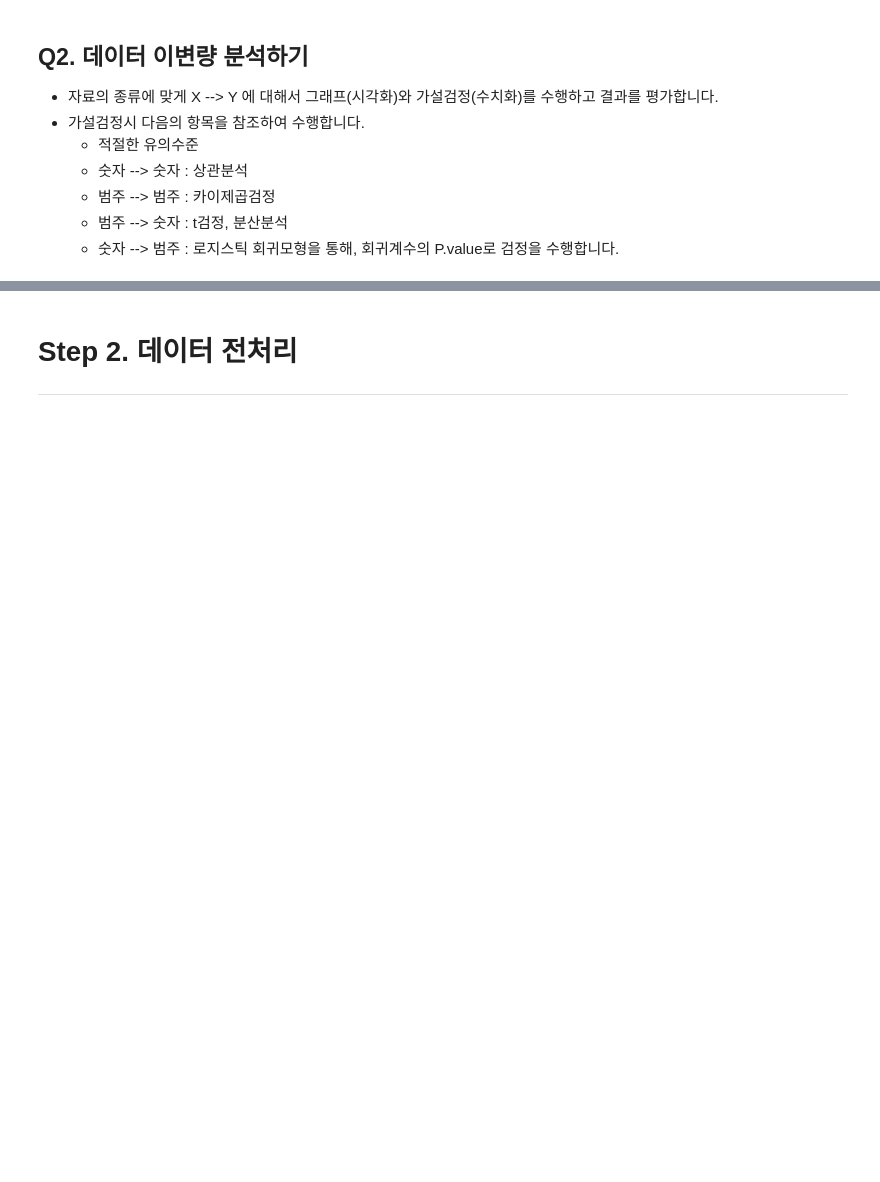
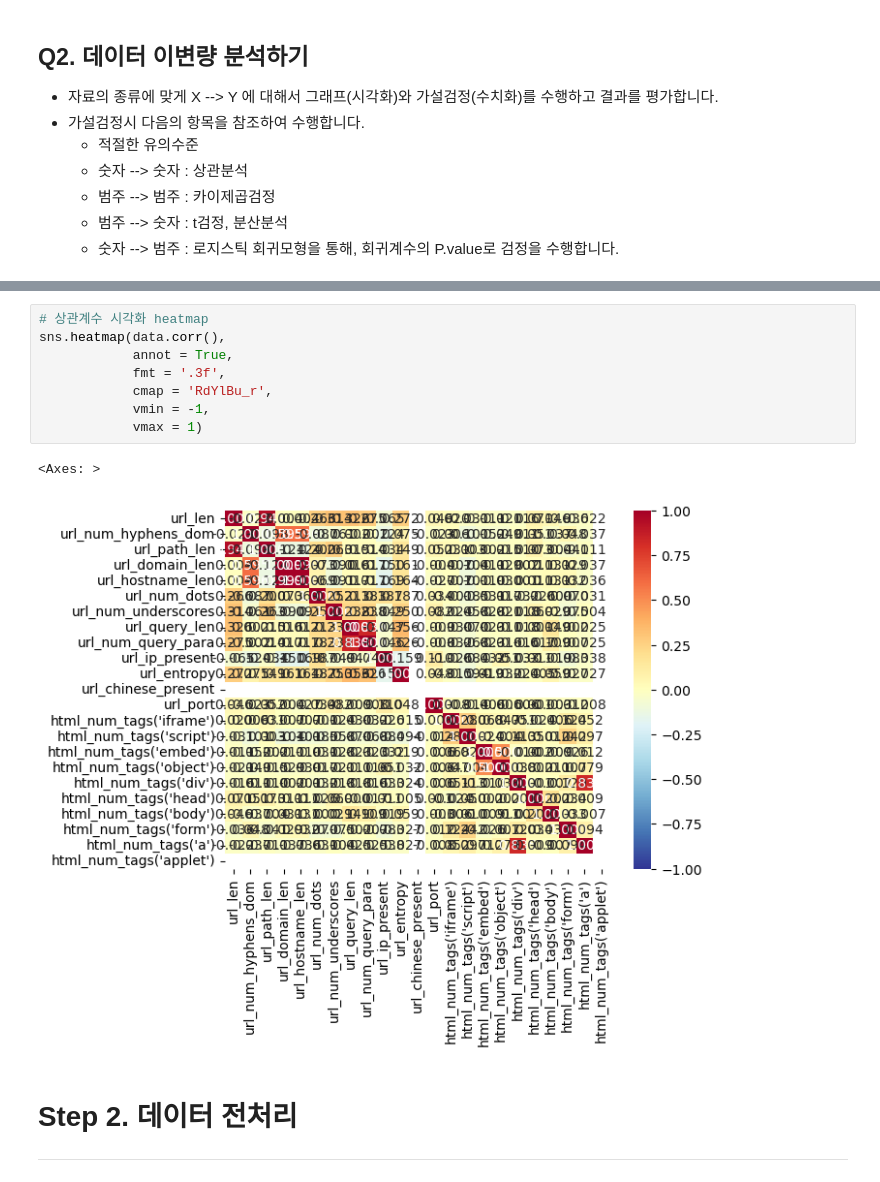
Before and after one commit to ssoong12/KT_aivle_school_AI_track, a Jupyter notebook: 09. MINI_PJ2/악성사이트/2. 데이터 전처리.ipynb, the cells around one changed output, grey strips where cells are left out. Cells and saved outputs as stored; diff of their text form; blank space fills up the shorter version.

```diff
--- a/09. MINI_PJ2/악성사이트/2. 데이터 전처리.ipynb
+++ b/09. MINI_PJ2/악성사이트/2. 데이터 전처리.ipynb
@@ -177,3 +274,14 @@ data.corr()
+# %%
+# 상관계수 시각화 heatmap
+sns.heatmap(data.corr(),
+            annot = True,
+            fmt = '.3f',
+            cmap = 'RdYlBu_r',
+            vmin = -1,
+            vmax = 1)
+# %% [output]
+<Axes: >
+[figure, added]
 # %% [markdown]
 # <b>Step 2. 데이터 전처리
 ---
```
Also changed, not shown: parts of 13 cells of this notebook.
